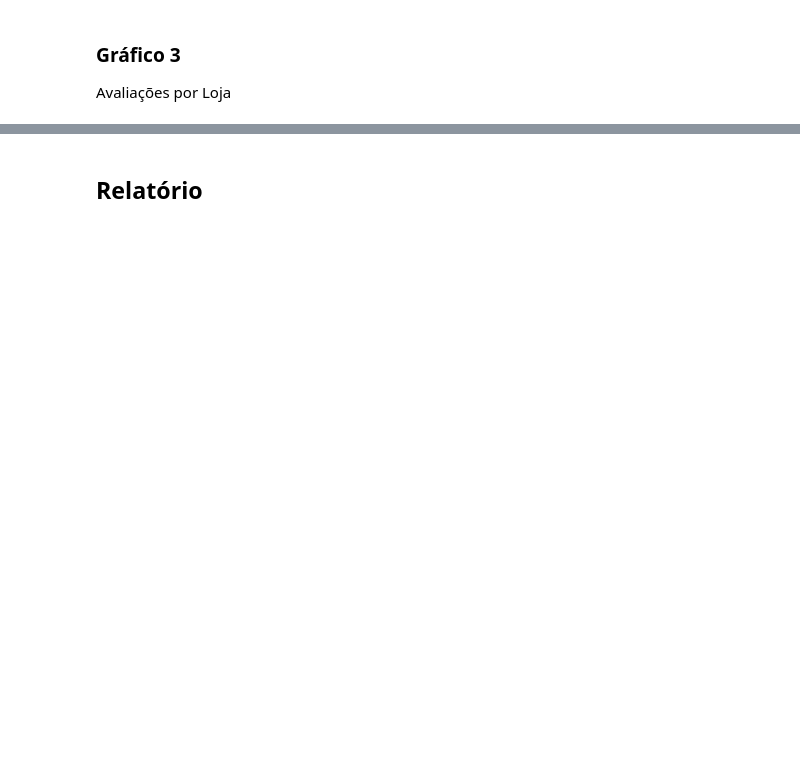
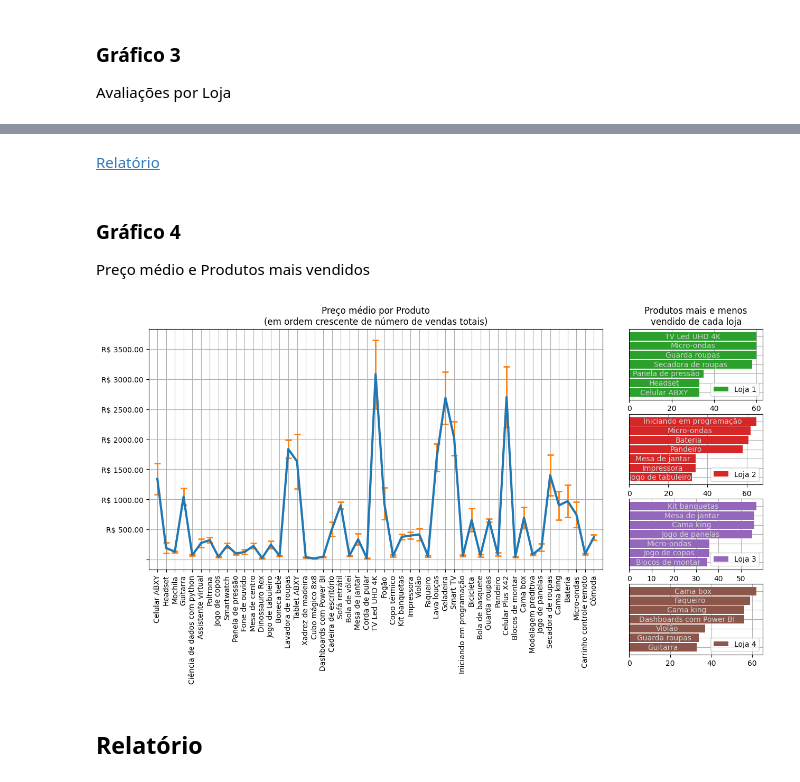
Before and after one commit to Teles-sd/Alura-ONE-Challenge-2, a Jupyter notebook: AluraStoreBr.ipynb, the cells around one changed output, grey strips where cells are left out. Drawn from its saved outputs; the diff is of its cells as text; code cells hidden in the pictures; blank space fills up the shorter version.

```diff
--- a/AluraStoreBr.ipynb
+++ b/AluraStoreBr.ipynb
@@ -127,0 +301,3 @@ for loja in lojas:
+# %%
+preco_pProduto = pd.concat([ loja[['Produto','Preço']] for loja in lojas ], axis=0).groupby("Produto").describe()["Preço"][["mean", "std"]]
+preco_pProduto.head(20).tail(10)
@@ -279,2 +483,69 @@ fig3.show()
+# %% [markdown]
+[Relatório](#scrollTo=Relat_rio)
+# %% [markdown]
+### Gráfico 4
+
+Preço médio e Produtos mais vendidos
+# %%
+fig4 = plt.figure(figsize=(15,8))
+
+# fig4.suptitle("Preço médio por Produto\n(em ordem crescente de número de vendas totais)")
+
+ax41 = fig4.add_subplot(4,4, (1,11))
+
+ax42 = fig4.add_subplot(444)
+ax43 = fig4.add_subplot(448)
+ax44 = fig4.add_subplot(4,4, 12)
+ax45 = fig4.add_subplot(4,4, 16)
+
+preco_sorted = preco_pProduto.loc[produtos_nVendas['Total'].sort_values().index]
+
+ax41.errorbar(
+    preco_sorted.index, preco_sorted["mean"], yerr=preco_sorted["std"],
+    ecolor="C1",
+    lw=3,
+    elinewidth=2,
+    capthick=2,
+    capsize=4,
+    barsabove=False,
+)
+
+ax41.set_title("Preço médio por Produto\n(em ordem crescente de número de vendas totais)")
+ax41.grid()
+
+ax41.set_xlim(-1, len(preco_sorted.index))
+ax41.tick_params(axis="x", labelrotation=90)
+
+# ax41.set_ylabel("Preço (R$)")
+# ax41.set_yticklabels( [ f"R$ {t:.2f}" if t>0 else "" for t in ax41.get_yticks()] )
+ax41.set_yticks(ax41.get_yticks()[1:-1], labels=[ f"R$ {t:.2f}" if t>0 else "" for t in ax41.get_yticks()[1:-1]] )
+
+for c, (ax,loja_s) in enumerate(zip([ax42,ax43,ax44,ax45],lojas_str), start=2):
+
+    produtos_sorted = produtos_nVendas[loja_s].sort_values().iloc[np.r_[0:3, -4:0]]
+
+    barContnr = ax.barh(produtos_sorted.index, produtos_sorted.values, color=f"C{c}", label=loja_s, height=0.9)
+
+    # ax.bar_label(barContnr, label_type="center", labels=[l + f" ({n})" for l,n in produtos_sorted.items()])
+    ax.bar_label(barContnr, label_type="center", labels=produtos_sorted.index, color="lightgray")
+    ax.grid()
+    ax.set_axisbelow(True)
+
+
+    # ax.tick_params(axis="x", labelsize="smaller")
+    # ax.tick_params(axis='x', bottom=False, labelbottom=False)
+
+    ax.tick_params(axis='y', left=False, labelleft=False)
+
+    ax.legend()
+
+
+ax42.set_title("Produtos mais e menos\nvendido de cada loja")
+
+# fig4.tight_layout()
+fig4.show()
+# fig1.savefig('Gráfico-4.png')
+# %% [output]
+[figure, added]
 # %% [markdown]
 ## Relatório
```
Also changed, not shown: parts of 30 cells of this notebook, 6 other files.
